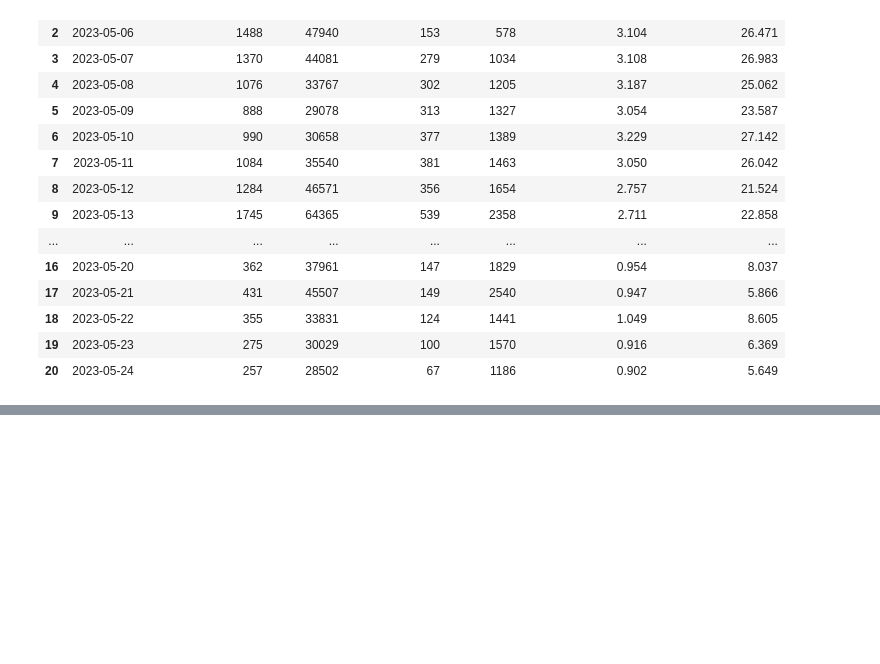
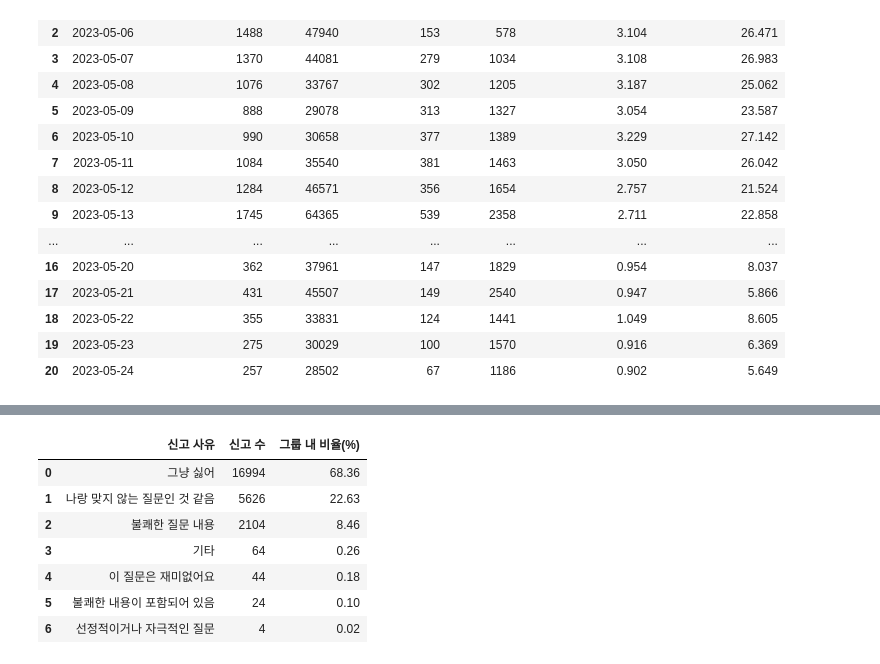
Before and after one commit to qet0506/codeit-sns-moderation, a Jupyter notebook: eda.ipynb, the cells around one changed output, grey strips where cells are left out. Saved outputs shown, nothing was run; the diff lists cells and outputs as text; code cells hidden in the pictures; blank space fills up the shorter version.

```diff
--- a/eda.ipynb
+++ b/eda.ipynb
@@ -2933,0 +2938,7 @@ display(
+# %%
+from pathlib import Path
+import pandas as pd
+
+csv_path = Path.cwd() / "대표질문_통합목록_최종_긍정부정_라벨링_수정본.csv"
+
+df_labels = pd.read_csv(csv_path, encoding="utf-8-sig")
@@ -2933,0 +3068,66 @@ display(
+# %%
+# 1. 지정 사유 7개의 신고에 질문 그룹 연결
+df_group_report_reasons = (
+    df_questionreport_clean.loc[
+        df_questionreport_clean["reason"]
+        .astype("string")
+        .str.strip()
+        .isin(target_reasons),
+        ["id", "대표 질문 ID", "reason"],
+    ]
+    .copy()
+    .merge(
+        df_question_reports[["대표 질문 ID", "그룹"]],
+        on="대표 질문 ID",
+        how="inner",
+        validate="many_to_one",
+    )
+)
+
+df_group_report_reasons["reason"] = (
+    df_group_report_reasons["reason"]
+    .astype("string")
+    .str.strip()
+)
+
+# 2. 집단별 신고 사유 건수·비율
+group_order = ["긍정만", "부정만", "긍정·부정 모두"]
+
+df_group_reason_summary = (
+    df_group_report_reasons
+    .groupby(["그룹", "reason"])["id"]
+    .nunique()
+    .reset_index(name="신고 수")
+    .rename(columns={"reason": "신고 사유"})
+)
+
+df_group_reason_summary["그룹 내 비율(%)"] = (
+    df_group_reason_summary["신고 수"]
+    / df_group_reason_summary
+        .groupby("그룹")["신고 수"]
+        .transform("sum")
+    * 100
+)
+
+# 3. 집단별 사유 순위 출력
+for group in group_order:
+    result = (
+        df_group_reason_summary.loc[
+            df_group_reason_summary["그룹"].eq(group)
+        ]
+        .sort_values(
+            ["신고 수", "신고 사유"],
+            ascending=[False, True],
+        )
+        .reset_index(drop=True)
+    )
+
+    print(f"\n[{group}] 신고 사유 순위")
+    display(
+        result[[
+            "신고 사유",
+            "신고 수",
+            "그룹 내 비율(%)",
+        ]].round(2)
+    )
+# %% [output]
@@ -2933,0 +3135,8 @@ display(
+|  | 신고 사유 | 신고 수 | 그룹 내 비율(%) |
+| 0 | 그냥 싫어 | 16994 | 68.36 |
+| 1 | 나랑 맞지 않는 질문인 것 같음 | 5626 | 22.63 |
+| 2 | 불쾌한 질문 내용 | 2104 | 8.46 |
+| 3 | 기타 | 64 | 0.26 |
+| 4 | 이 질문은 재미없어요 | 44 | 0.18 |
+| 5 | 불쾌한 내용이 포함되어 있음 | 24 | 0.10 |
+| 6 | 선정적이거나 자극적인 질문 | 4 | 0.02 |
```
Also changed, not shown: parts of 14 cells of this notebook.
